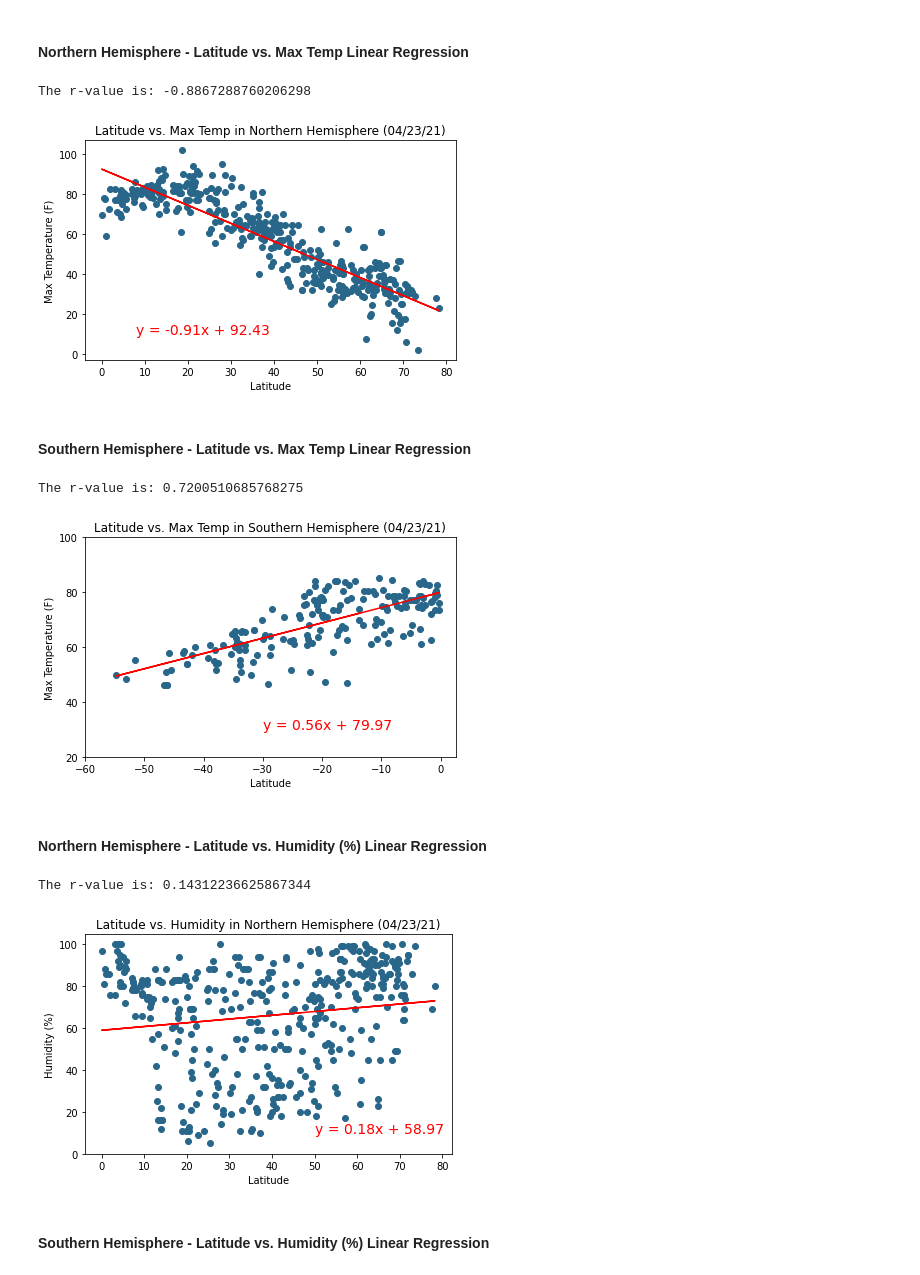
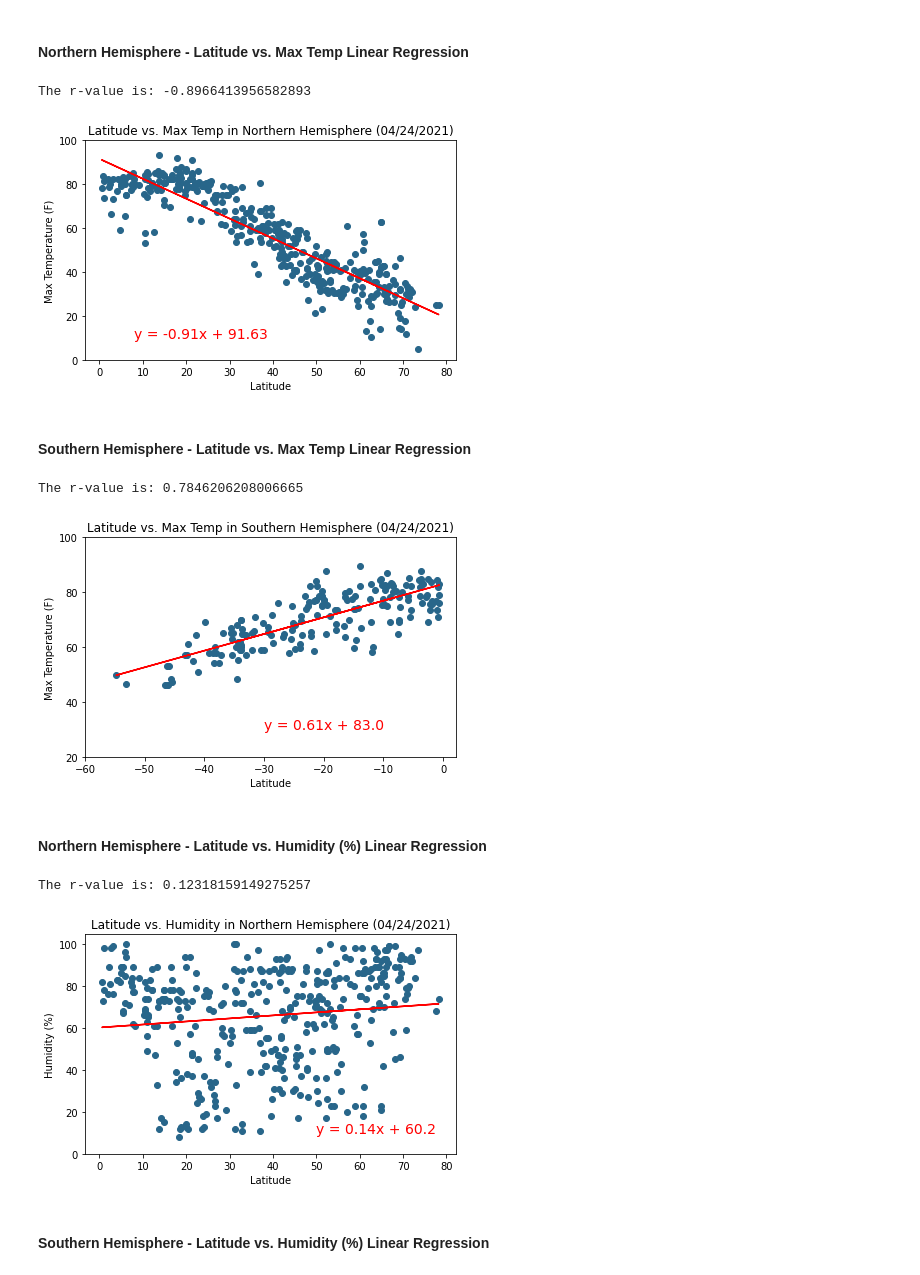
Before and after one commit to moriahtaylor1/python-api-challenge, a Jupyter notebook: WeatherPy/WeatherPy.ipynb, the cells around one changed output. Cells and saved outputs as stored; diff of their text form; code cells hidden in the pictures.

```diff
--- a/WeatherPy/WeatherPy.ipynb
+++ b/WeatherPy/WeatherPy.ipynb
@@ -311,7 +323,7 @@ plt.scatter(x_values,y_values, marker="o", c="#28668a")
 #regression line
 plt.plot(x_values, regress_values, color="red")
 #labels
-plt.title('Latitude vs. Max Temp in Northern Hemisphere (04/23/21)')
+plt.title('Latitude vs. Max Temp in Northern Hemisphere (04/24/2021)')
 plt.xlabel('Latitude')
 plt.ylabel('Max Temperature (F)')
 plt.xticks(x_ticks)
@@ -326,8 +338,8 @@ plt.savefig("images/northern_lat_vs_maxtemp_regress.png")
 #show plot
 plt.show()
 # %% [output]
-The r-value is: -0.8867288760206298
+The r-value is: -0.8966413956582893
-[figure, old version]
+[figure, new version]
 # %% [markdown]
 ####  Southern Hemisphere - Latitude vs. Max Temp Linear Regression
 # %%
@@ -350,7 +362,7 @@ plt.scatter(x_values,y_values, marker="o", c="#28668a")
 #regression line
 plt.plot(x_values, regress_values, color="red")
 #labels
-plt.title('Latitude vs. Max Temp in Southern Hemisphere (04/23/21)')
+plt.title('Latitude vs. Max Temp in Southern Hemisphere (04/24/2021)')
 plt.xlabel('Latitude')
 plt.ylabel('Max Temperature (F)')
 plt.xticks(x_ticks)
@@ -365,8 +377,8 @@ plt.savefig("images/southern_lat_vs_maxtemp_regress.png")
 #show plot
 plt.show()
 # %% [output]
-The r-value is: 0.7200510685768275
+The r-value is: 0.7846206208006665
-[figure, old version]
+[figure, new version]
 # %% [markdown]
 ####  Northern Hemisphere - Latitude vs. Humidity (%) Linear Regression
 # %%
@@ -376,36 +388,36 @@ x_values = northern_df['Lat']
 y_values = northern_df['Humidity']
 y_ticks = np.arange(0, 120, 20)
 x_ticks = np.arange(0, 90, 10)
 
 #linear regression model
 (slope, intercept, rvalue, pvalue, stderr) = linregress(x_values, y_values)
 regress_values = x_values*slope + intercept
 line_eq = "y = " + str(round(slope,2)) + "x + " + str(round(intercept,2))
 #print r value
 print(f'The r-value is: {rvalue}')
 
 #scatterplot
 plt.scatter(x_values,y_values, marker="o", c="#28668a")
 #regression line
 plt.plot(x_values, regress_values, color="red")
 #labels
-plt.title('Latitude vs. Humidity in Northern Hemisphere (04/23/21)')
+plt.title('Latitude vs. Humidity in Northern Hemisphere (04/24/2021)')
 plt.xlabel('Latitude')
 plt.ylabel('Humidity (%)')
 plt.xticks(x_ticks)
 plt.yticks(y_ticks)
 #add regression equation
 plt.annotate(line_eq, (50,10), fontsize=14, color="red")
 
 plt.tight_layout()
 #save as png
 plt.savefig("images/northern_lat_vs_humidity_regress.png")
 
 #show plot
 plt.show()
 # %% [output]
-The r-value is: 0.14312236625867344
+The r-value is: 0.12318159149275257
-[figure, old version]
+[figure, new version]
 # %% [markdown]
 ####  Southern Hemisphere - Latitude vs. Humidity (%) Linear Regression
 # %%
```
Also changed, not shown: parts of 18 cells of this notebook.
